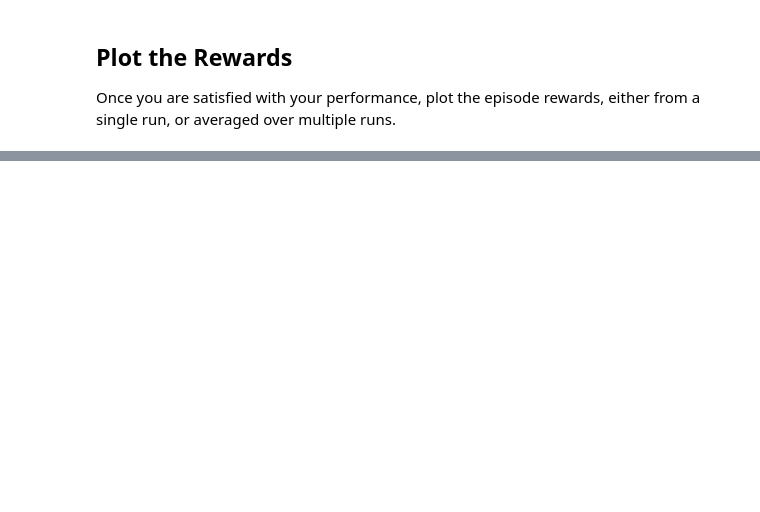
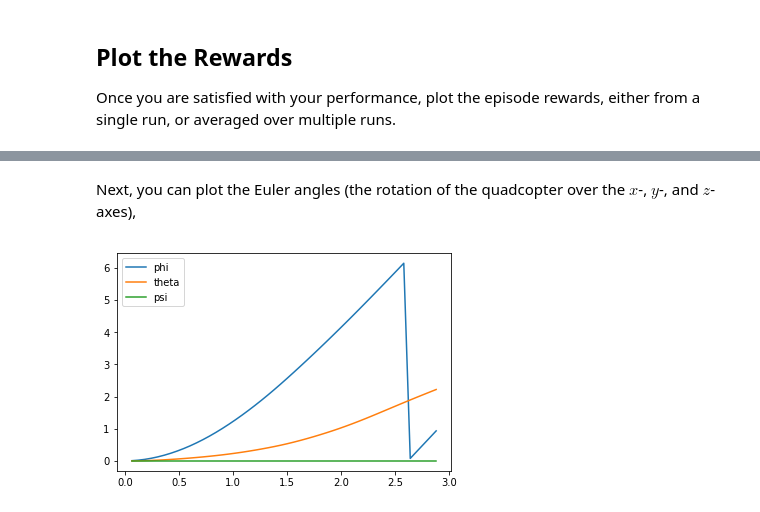
Before and after one commit to tcvieira/RL-Quadcopter-2, a Jupyter notebook: Quadcopter_Project.ipynb, the cells around one changed output, grey strips where cells are left out. Cells and saved outputs as stored; diff of their text form; code cells hidden in the pictures; blank space fills up the shorter version.

```diff
--- a/Quadcopter_Project.ipynb
+++ b/Quadcopter_Project.ipynb
@@ -297,0 +325,10 @@ Once you are satisfied with your performance, plot the episode rewards, either f
+# %% [markdown]
+Next, you can plot the Euler angles (the rotation of the quadcopter over the $x$-, $y$-, and $z$-axes),
+# %%
+plt.plot(results['time'], results['phi'], label='phi')
+plt.plot(results['time'], results['theta'], label='theta')
+plt.plot(results['time'], results['psi'], label='psi')
+plt.legend()
+_ = plt.ylim()
+# %% [output]
+[figure, added]
```
Also changed, not shown: parts of 24 cells of this notebook, 4 other files.
